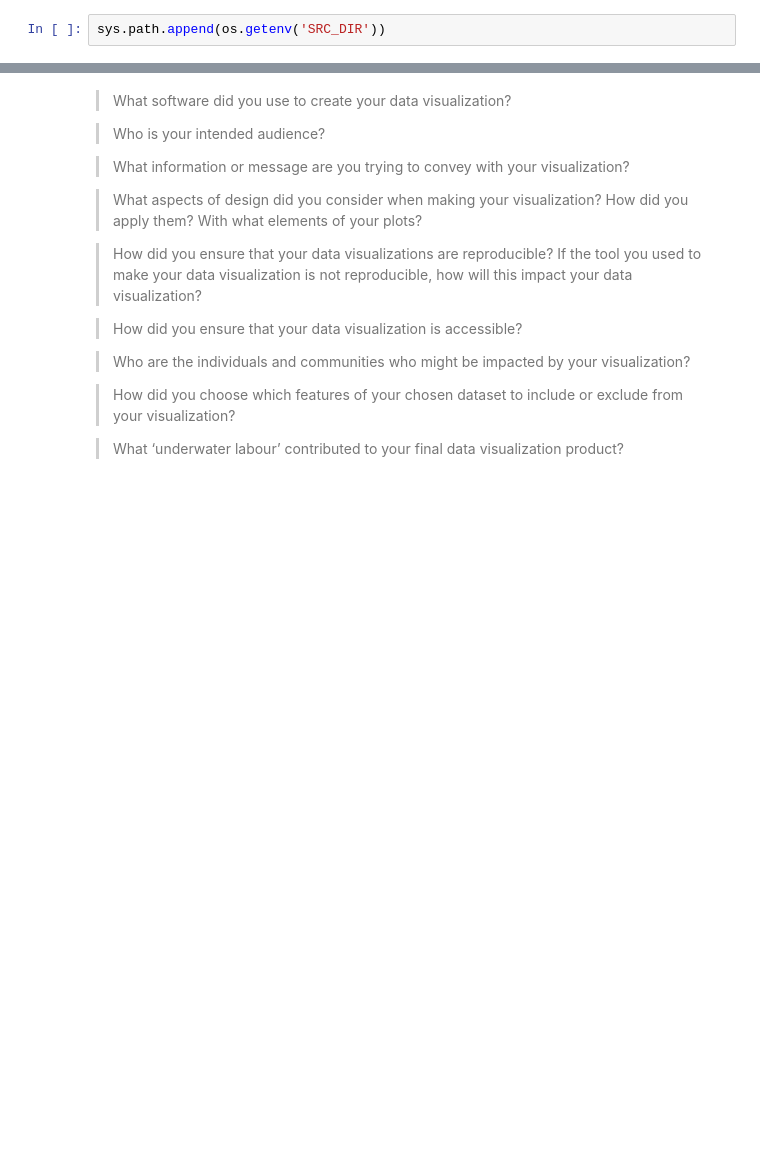
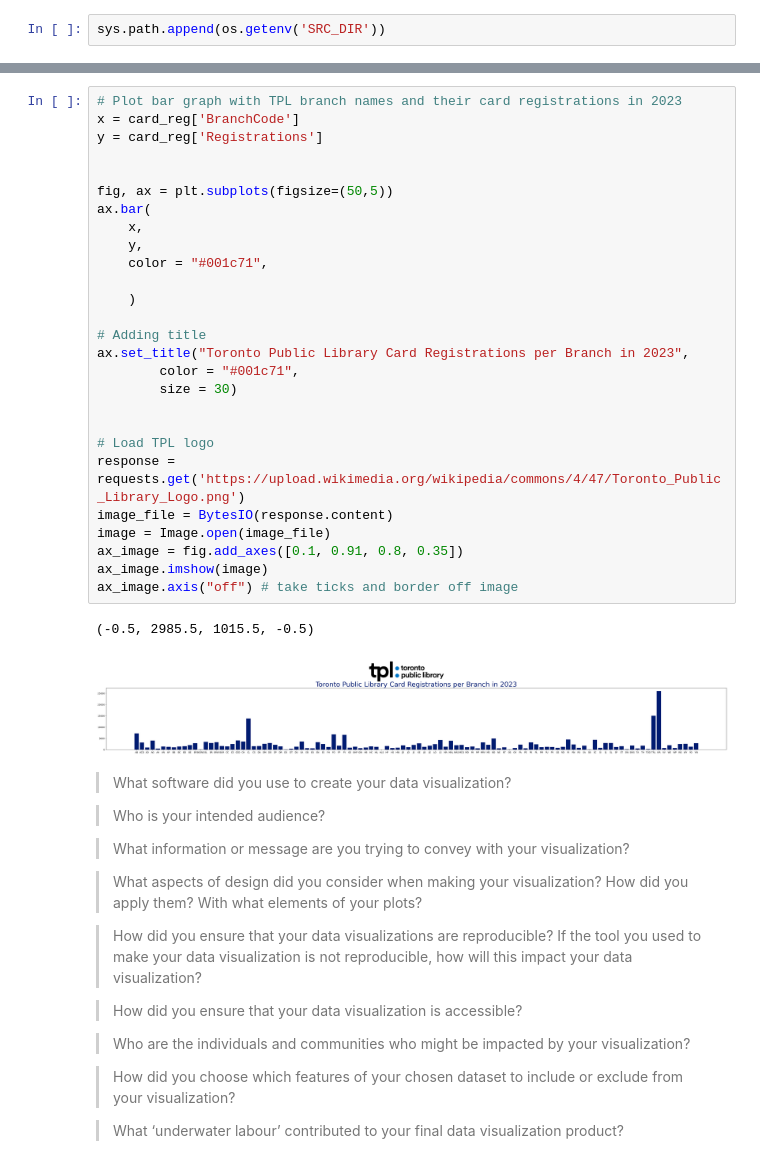
Before and after one commit to andreaholstein/visualization, a Jupyter notebook: 02_activities/assignments/Assignment3_Viz.ipynb, the cells around one changed output, grey strips where cells are left out. Cells and saved outputs as stored; diff of their text form; blank space fills up the shorter version.

```diff
--- a/02_activities/assignments/Assignment3_Viz.ipynb
+++ b/02_activities/assignments/Assignment3_Viz.ipynb
@@ -14,3 +64,33 @@ columns = ['Year', 'BranchCode', 'Registrations']
+# %%
+# Plot bar graph with TPL branch names and their card registrations in 2023
+x = card_reg['BranchCode']
+y = card_reg['Registrations']
+
+
+fig, ax = plt.subplots(figsize=(50,5))
+ax.bar(
+    x,
+    y,
+    color = "#001c71",
+
+    )
+
+# Adding title
+ax.set_title("Toronto Public Library Card Registrations per Branch in 2023",
+        color = "#001c71",
+        size = 30)
+
+
+# Load TPL logo
+response = requests.get('https://upload.wikimedia.org/wikipedia/commons/4/47/Toronto_Public_Library_Logo.png')
+image_file = BytesIO(response.content)
+image = Image.open(image_file)
+ax_image = fig.add_axes([0.1, 0.91, 0.8, 0.35])
+ax_image.imshow(image)
+ax_image.axis("off") # take ticks and border off image
+# %% [output]
+(-0.5, 2985.5, 1015.5, -0.5)
+[figure, added]
 # %% [markdown]
 > What software did you use to create your data visualization?
 
```
Also changed, not shown: parts of 4 cells of this notebook.
